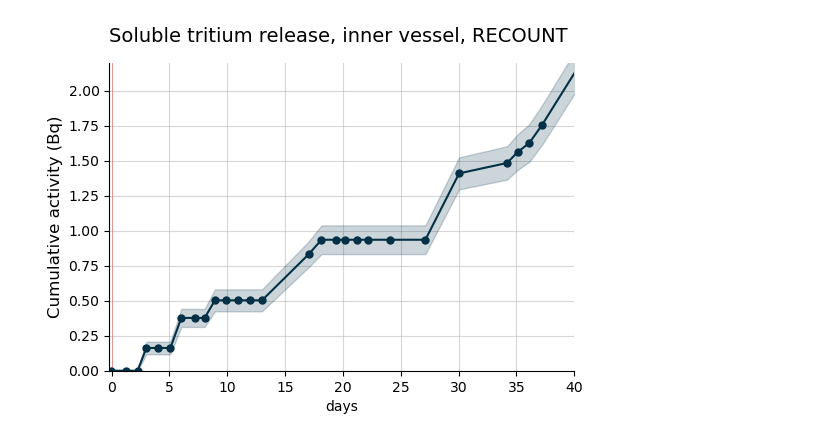
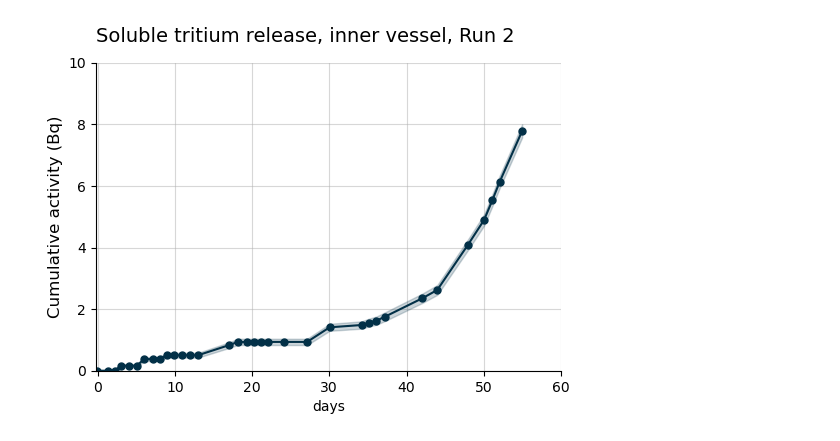
Before and after one commit to LIBRA-project/FLiBe-1L-run-2, a Jupyter notebook: analysis/tritium/tritium_model.ipynb, the cells around one changed output. Saved outputs shown, nothing was run; the diff lists cells and outputs as text; code cells hidden in the pictures.

Commit message:
Adding and running new tritium counts

```diff
--- a/analysis/tritium/tritium_model.ipynb
+++ b/analysis/tritium/tritium_model.ipynb
@@ -654,37 +870,37 @@ plt.figure(figsize=(6, 4))
 plot_irradiation(baby_model, facecolor="#EF5B5B", alpha=0.5)
 plt.grid(alpha=0.5)
 plt.ylim(bottom=0 * ureg.Bq)
 
 # Get cumulative activities and their errors for inner vessel stream - SOLUBLE only
 iv_cumulative = IV_stream_with_errors.get_cumulative_activity("soluble")
 iv_errors = IV_stream_with_errors.get_cumulative_activity_errors("soluble")
 
 # Convert times to numpy arrays for plotting
 times_top = np.array([t.magnitude for t in replacement_times_top])
 
 # Extract magnitudes for cumulative values (they have units)
 iv_cumulative_mag = iv_cumulative.magnitude if hasattr(iv_cumulative, 'magnitude') else iv_cumulative
 
 # Plot line with error band
 plt.plot(times_top, iv_cumulative_mag, color="#023047", linewidth=1.5, marker='o', markersize=5)
 plt.fill_between(
     times_top,
     iv_cumulative_mag - iv_errors,
     iv_cumulative_mag + iv_errors,
     color="#023047",
     alpha=0.2
 )
 
-plt.title("Soluble tritium release, inner vessel, RECOUNT", loc="left", fontsize=14, pad=15)
-plt.ylim(top=2.2)
-plt.xlim(right = 40)
+plt.title("Soluble tritium release, inner vessel, Run 2", loc="left", fontsize=14, pad=15)
+plt.ylim(top=10)
+plt.xlim(right = 60)
 plt.xlim(left = -0.2)
 plt.xlabel("days")
 plt.ylabel("Cumulative activity (Bq)", fontsize=12)
 
 plt.savefig("outputs/cumulative_IV_release_soluble.png", bbox_inches="tight")
 # %% [output]
-[figure, old version]
+[figure, new version]
 # %%
 plt.figure(figsize=(6, 4))
 plot_irradiation(baby_model, facecolor="#EF5B5B", alpha=0.5)
```
Also changed, not shown: parts of 10 cells of this notebook, 17 other files.
